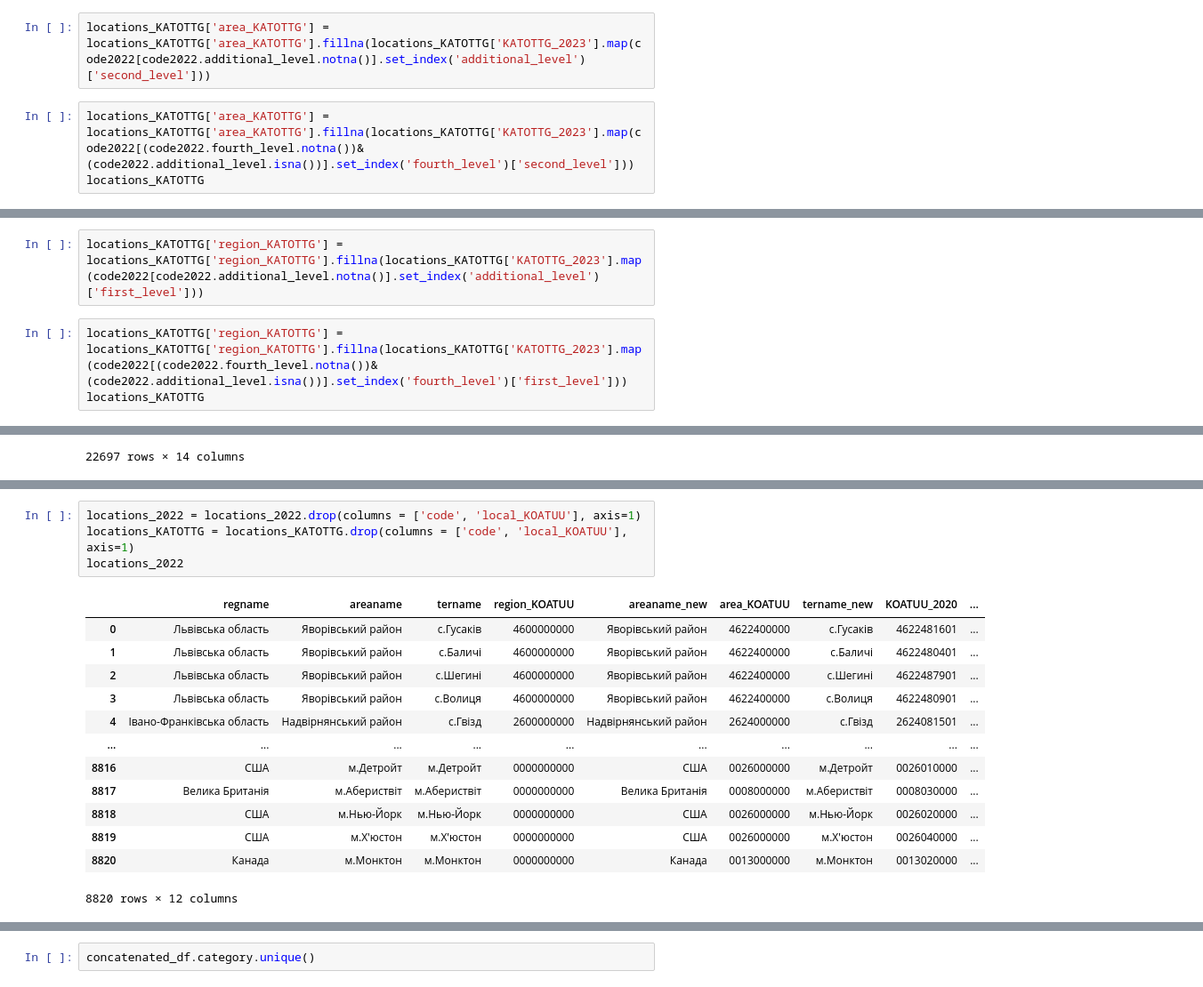
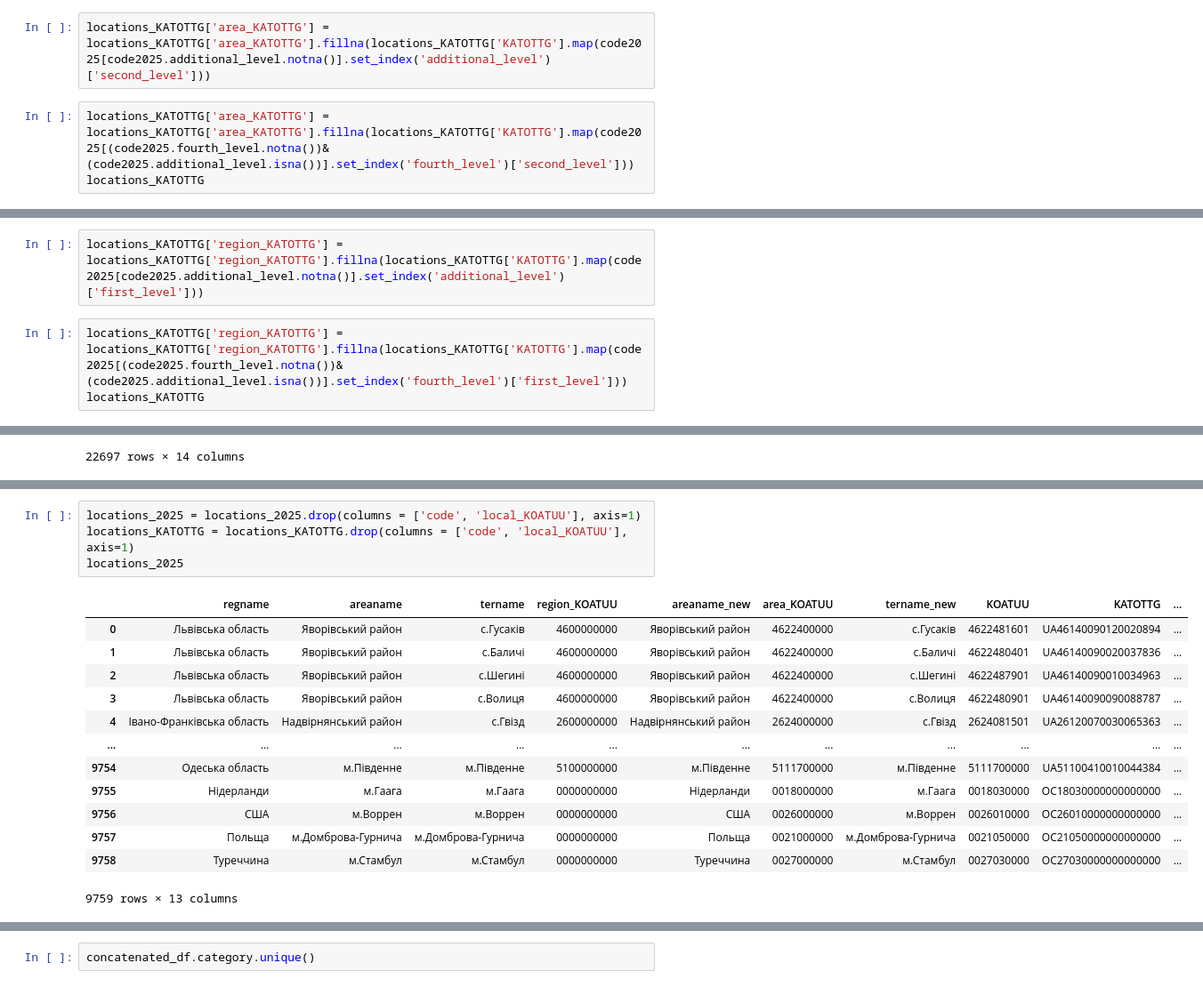
Before and after one commit to DataResponsibly/ZNO-Dataset, a Jupyter notebook: notebooks/tables_creation/Locations_table.ipynb, the cells around one changed output, grey strips where cells are left out. Shown at 89% size. Cells and saved outputs as stored; diff of their text form.

Commit message:
update Location 2025

```diff
--- a/notebooks/tables_creation/Locations_table.ipynb
+++ b/notebooks/tables_creation/Locations_table.ipynb
@@ -1332,9 +1528,9 @@ locations_KATOTTG
 | 22696 | Чернівецька область | м.Чернівці | м.Чернівці | 73 | м.Чернівці | 101 | м.Чернівці | 73101 | ... |
 22697 rows × 14 columns
 # %%
-locations_KATOTTG['area_KATOTTG'] = locations_KATOTTG['area_KATOTTG'].fillna(locations_KATOTTG['KATOTTG_2023'].map(code2022[code2022.additional_level.notna()].set_index('additional_level')['second_level']))
+locations_KATOTTG['area_KATOTTG'] = locations_KATOTTG['area_KATOTTG'].fillna(locations_KATOTTG['KATOTTG'].map(code2025[code2025.additional_level.notna()].set_index('additional_level')['second_level']))
 # %%
-locations_KATOTTG['area_KATOTTG'] = locations_KATOTTG['area_KATOTTG'].fillna(locations_KATOTTG['KATOTTG_2023'].map(code2022[(code2022.fourth_level.notna())&(code2022.additional_level.isna())].set_index('fourth_level')['second_level']))
+locations_KATOTTG['area_KATOTTG'] = locations_KATOTTG['area_KATOTTG'].fillna(locations_KATOTTG['KATOTTG'].map(code2025[(code2025.fourth_level.notna())&(code2025.additional_level.isna())].set_index('fourth_level')['second_level']))
 locations_KATOTTG
 # %% [output]
 |  | regname | areaname | tername | region_KOATUU | areaname_new | area_KOATUU | tername_new | code | ... |
@@ -1351,9 +1547,9 @@ locations_KATOTTG
 | 22696 | Чернівецька область | м.Чернівці | м.Чернівці | 73 | м.Чернівці | 101 | м.Чернівці | 73101 | ... |
 22697 rows × 14 columns
 # %%
-locations_KATOTTG['region_KATOTTG'] = locations_KATOTTG['region_KATOTTG'].fillna(locations_KATOTTG['KATOTTG_2023'].map(code2022[code2022.additional_level.notna()].set_index('additional_level')['first_level']))
+locations_KATOTTG['region_KATOTTG'] = locations_KATOTTG['region_KATOTTG'].fillna(locations_KATOTTG['KATOTTG'].map(code2025[code2025.additional_level.notna()].set_index('additional_level')['first_level']))
 # %%
-locations_KATOTTG['region_KATOTTG'] = locations_KATOTTG['region_KATOTTG'].fillna(locations_KATOTTG['KATOTTG_2023'].map(code2022[(code2022.fourth_level.notna())&(code2022.additional_level.isna())].set_index('fourth_level')['first_level']))
+locations_KATOTTG['region_KATOTTG'] = locations_KATOTTG['region_KATOTTG'].fillna(locations_KATOTTG['KATOTTG'].map(code2025[(code2025.fourth_level.notna())&(code2025.additional_level.isna())].set_index('fourth_level')['first_level']))
 locations_KATOTTG
 # %% [output]
 |  | regname | areaname | tername | region_KOATUU | areaname_new | area_KOATUU | tername_new | code | ... |
@@ -1428,22 +1624,22 @@ Index(['regname', 'areaname', 'tername', 'region_KOATUU', 'areaname_new',
       dtype='object')
 # %%
-locations_2022 = locations_2022.drop(columns = ['code', 'local_KOATUU'], axis=1)
+locations_2025 = locations_2025.drop(columns = ['code', 'local_KOATUU'], axis=1)
 locations_KATOTTG = locations_KATOTTG.drop(columns = ['code', 'local_KOATUU'], axis=1)
-locations_2022
+locations_2025
 # %% [output]
-|  | regname | areaname | tername | region_KOATUU | areaname_new | area_KOATUU | tername_new | KOATUU_2020 | ... |
-| 0 | Львівська область | Яворівський район | с.Гусаків | 4600000000 | Яворівський район | 4622400000 | с.Гусаків | 4622481601 | ... |
-| 1 | Львівська область | Яворівський район | с.Баличі | 4600000000 | Яворівський район | 4622400000 | с.Баличі | 4622480401 | ... |
-| 2 | Львівська область | Яворівський район | с.Шегині | 4600000000 | Яворівський район | 4622400000 | с.Шегині | 4622487901 | ... |
-| 3 | Львівська область | Яворівський район | с.Волиця | 4600000000 | Яворівський район | 4622400000 | с.Волиця | 4622480901 | ... |
-| 4 | Івано-Франківська область | Надвірнянський район | с.Гвізд | 2600000000 | Надвірнянський район | 2624000000 | с.Гвізд | 2624081501 | ... |
-| ... | ... | ... | ... | ... | ... | ... | ... | ... | ... |
-| 8816 | США | м.Детройт | м.Детройт | 0000000000 | США | 0026000000 | м.Детройт | 0026010000 | ... |
-| 8817 | Велика Британія | м.Абериствіт | м.Абериствіт | 0000000000 | Велика Британія | 0008000000 | м.Абериствіт | 0008030000 | ... |
-| 8818 | США | м.Нью-Йорк | м.Нью-Йорк | 0000000000 | США | 0026000000 | м.Нью-Йорк | 0026020000 | ... |
-| 8819 | США | м.Х'юстон | м.Х'юстон | 0000000000 | США | 0026000000 | м.Х'юстон | 0026040000 | ... |
-| 8820 | Канада | м.Монктон | м.Монктон | 0000000000 | Канада | 0013000000 | м.Монктон | 0013020000 | ... |
+|  | regname | areaname | tername | region_KOATUU | areaname_new | area_KOATUU | tername_new | KOATUU | KATOTTG | ... |
+| 0 | Львівська область | Яворівський район | с.Гусаків | 4600000000 | Яворівський район | 4622400000 | с.Гусаків | 4622481601 | UA46140090120020894 | ... |
+| 1 | Львівська область | Яворівський район | с.Баличі | 4600000000 | Яворівський район | 4622400000 | с.Баличі | 4622480401 | UA46140090020037836 | ... |
+| 2 | Львівська область | Яворівський район | с.Шегині | 4600000000 | Яворівський район | 4622400000 | с.Шегині | 4622487901 | UA46140090010034963 | ... |
+| 3 | Львівська область | Яворівський район | с.Волиця | 4600000000 | Яворівський район | 4622400000 | с.Волиця | 4622480901 | UA46140090090088787 | ... |
+| 4 | Івано-Франківська область | Надвірнянський район | с.Гвізд | 2600000000 | Надвірнянський район | 2624000000 | с.Гвізд | 2624081501 | UA26120070030065363 | ... |
+| ... | ... | ... | ... | ... | ... | ... | ... | ... | ... | ... |
+| 9754 | Одеська область | м.Південне | м.Південне | 5100000000 | м.Південне | 5111700000 | м.Південне | 5111700000 | UA51100410010044384 | ... |
+| 9755 | Нідерланди | м.Гаага | м.Гаага | 0000000000 | Нідерланди | 0018000000 | м.Гаага | 0018030000 | OC18030000000000000 | ... |
+| 9756 | США | м.Воррен | м.Воррен | 0000000000 | США | 0026000000 | м.Воррен | 0026010000 | OC26010000000000000 | ... |
+| 9757 | Польща | м.Домброва-Гурнича | м.Домброва-Гурнича | 0000000000 | Польща | 0021000000 | м.Домброва-Гурнича | 0021050000 | OC21050000000000000 | ... |
+| 9758 | Туреччина | м.Стамбул | м.Стамбул | 0000000000 | Туреччина | 0027000000 | м.Стамбул | 0027030000 | OC27030000000000000 | ... |
-8820 rows × 12 columns
+9759 rows × 13 columns
 # %%
 locations_KATOTTG.columns
 # %% [output]
```
Also changed, not shown: parts of 117 cells of this notebook, 3 other files.
